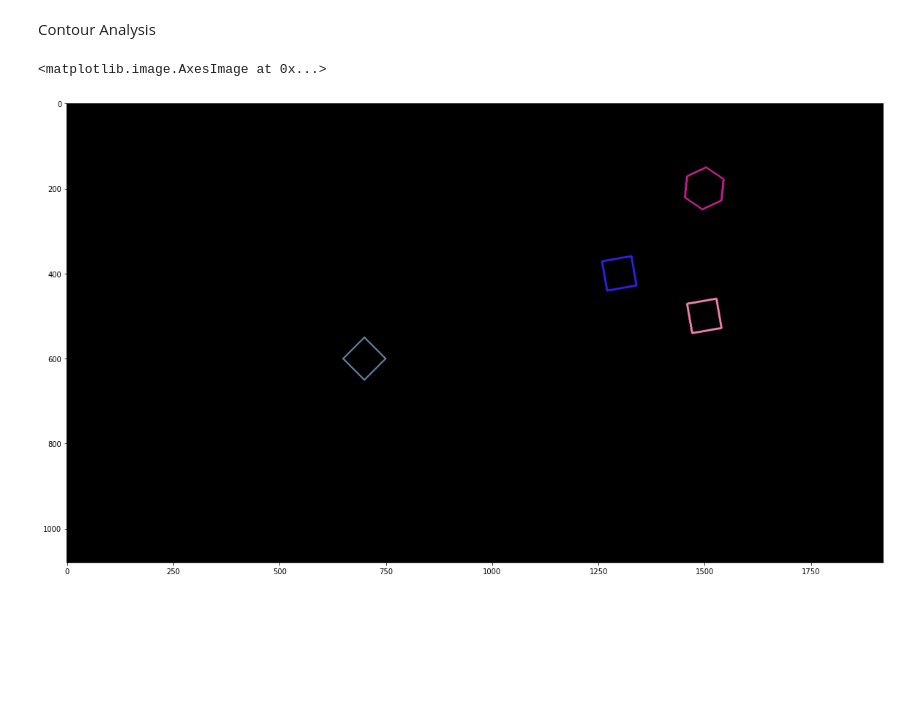
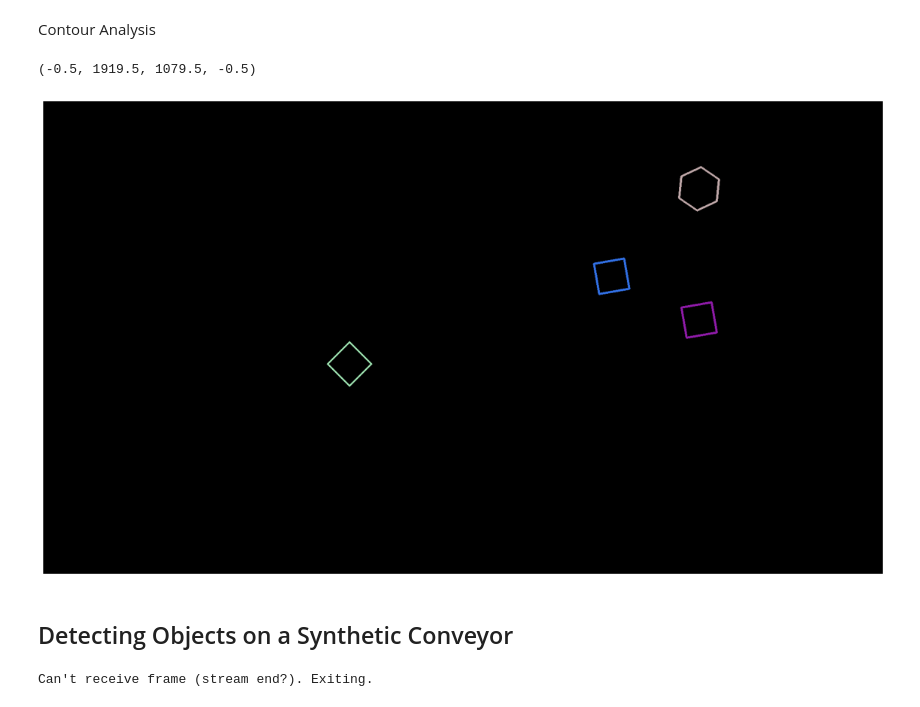
Before and after one commit to Nisitha529/EN2550_ImageProcessingAndMachineVision, a Jupyter notebook: Assignment3/assignment_3.ipynb, the cells around one changed output. Drawn from its saved outputs; the diff is of its cells as text; code cells hidden in the pictures; blank space fills up the shorter version.

```diff
--- a/Assignment3/assignment_3.ipynb
+++ b/Assignment3/assignment_3.ipynb
@@ -145,13 +145,41 @@ horizontal width : 101 Vertical Height : 101
 Contour Analysis
 # %%
 spaces=[0,0,0]
+frame_contours = []
 for i in range(3):
     contours, hierarchy = cv.findContours(morphologies[i], cv.RETR_EXTERNAL, cv.CHAIN_APPROX_NONE)
     spaces[i]=np.zeros((morphologies[i].shape[0],morphologies[i].shape[1],3),dtype=np.uint8)
+    frame_contours.append(contours)
     for j in range(len(contours)):
         cv.drawContours(spaces[i], contours, j,(np.random.randint(100,256),np.random.randint(256),np.random.randint(50,256)),3)
 fig, ax = plt.subplots(figsize = (20,20))
 ax.imshow(cv.cvtColor(spaces[2], cv.COLOR_BGR2RGB))
+plt.axis('off')
 # %% [output]
-<matplotlib.image.AxesImage at 0x...>
+(-0.5, 1919.5, 1079.5, -0.5)
-[figure, old version]
+[figure, new version]
+# %% [markdown]
+## Detecting Objects on a Synthetic Conveyor
+# %%
+cv.namedWindow('Conveyor', cv.WINDOW_NORMAL)
+cap = cv.VideoCapture('conveyor.mp4')
+f = 0
+frame = []
+while cap.isOpened():
+    ret, frame = cap.read()
+    if not ret:
+        print("Can't receive frame (stream end?). Exiting.")
+        break
+
+    f += 1
+    text = 'Frame:' + str(f)
+    cv.putText(frame,text , (100, 100), cv.FONT_HERSHEY_COMPLEX, 1, (0,250,0), 1, cv.LINE_AA)
+    cv.imshow('Conveyor', frame)
+
+    if cv.waitKey(1) == ord('q'):
+        break
+
+cap.release()
+cv.destroyAllWindows()
+# %% [output]
+Can't receive frame (stream end?). Exiting.
```
Also changed, not shown: parts of 1 cell of this notebook.
